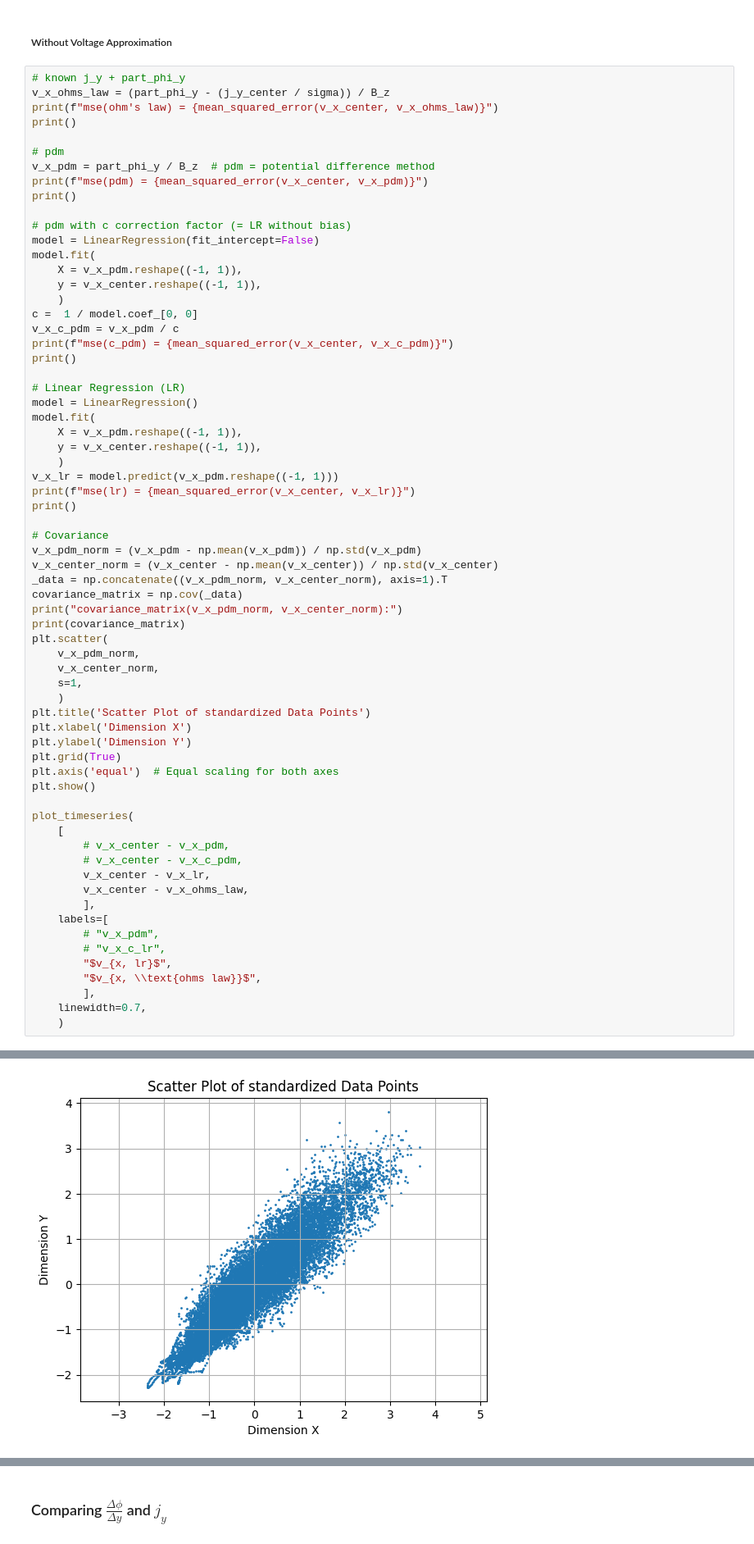
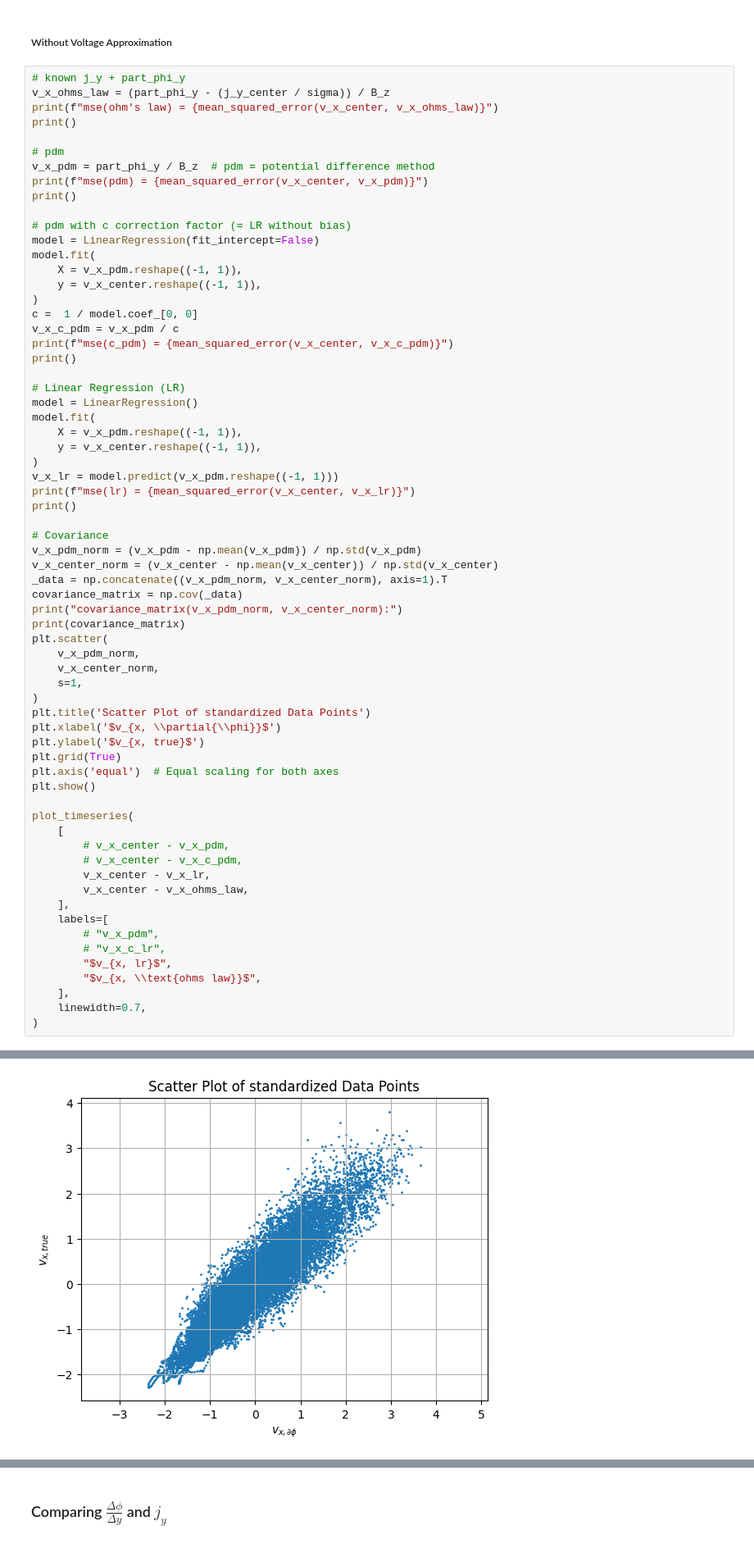
Before and after one commit to MichaelSkowronek/potential_probe_velocity_measuring, a Jupyter notebook: notebooks/yz_slice/misc_analysis_pointwise.ipynb, the cells around one changed output, grey strips where cells are left out. Shown at 82% size. Drawn from its saved outputs; the diff is of its cells as text.

```diff
--- a/notebooks/yz_slice/misc_analysis_pointwise.ipynb
+++ b/notebooks/yz_slice/misc_analysis_pointwise.ipynb
@@ -423,7 +422,7 @@ model = LinearRegression(fit_intercept=False)
 model.fit(
     X = v_x_pdm.reshape((-1, 1)),
     y = v_x_center.reshape((-1, 1)),
-    )
+)
 c =  1 / model.coef_[0, 0]
 v_x_c_pdm = v_x_pdm / c
 print(f"mse(c_pdm) = {mean_squared_error(v_x_center, v_x_c_pdm)}")
@@ -434,7 +433,7 @@ model = LinearRegression()
 model.fit(
     X = v_x_pdm.reshape((-1, 1)),
     y = v_x_center.reshape((-1, 1)),
-    )
+)
 v_x_lr = model.predict(v_x_pdm.reshape((-1, 1)))
 print(f"mse(lr) = {mean_squared_error(v_x_center, v_x_lr)}")
 print()
@@ -450,42 +449,42 @@ plt.scatter(
     v_x_pdm_norm,
     v_x_center_norm,
     s=1,
-    )
+)
 plt.title('Scatter Plot of standardized Data Points')
-plt.xlabel('Dimension X')
-plt.ylabel('Dimension Y')
+plt.xlabel('$v_{x, \\partial{\\phi}}$')
+plt.ylabel('$v_{x, true}$')
 plt.grid(True)
 plt.axis('equal')  # Equal scaling for both axes
 plt.show()
 
 plot_timeseries(
     [
         # v_x_center - v_x_pdm,
         # v_x_center - v_x_c_pdm,
         v_x_center - v_x_lr,
         v_x_center - v_x_ohms_law,
-        ],
+    ],
     labels=[
         # "v_x_pdm",
         # "v_x_c_lr",
         "$v_{x, lr}$",
         "$v_{x, \\text{ohms law}}$",
-        ],
+    ],
     linewidth=0.7,
-    )
+)
 # %% [output]
 mse(ohm's law) = 7.977970680612163
 
 mse(pdm) = 332.1348498632144
 
 mse(c_pdm) = 103.84325393274713
 
 mse(lr) = 76.98128415582886
 
 covariance_matrix(v_x_pdm_norm, v_x_center_norm):
 [[1.00005    0.91342626]
  [0.91342626 1.00005   ]]
-[figure, old version]
+[figure, new version]
 [figure]
 # %% [markdown]
 ### Comparing $\frac{\Delta{\phi}}{\Delta{y}}$ and $j_y$
```
Also changed, not shown: parts of 10 cells of this notebook, 5 other files.
